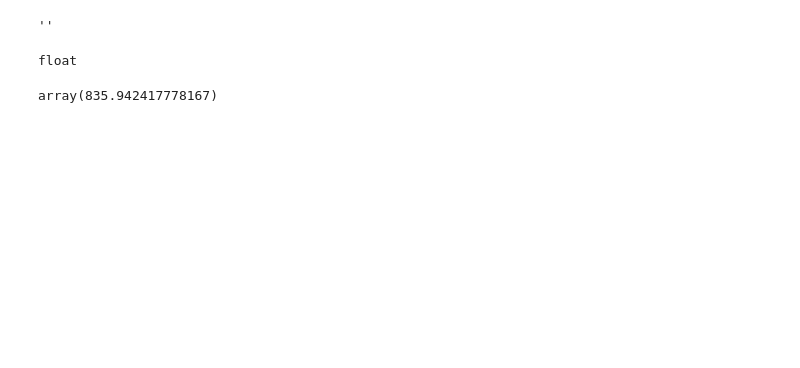
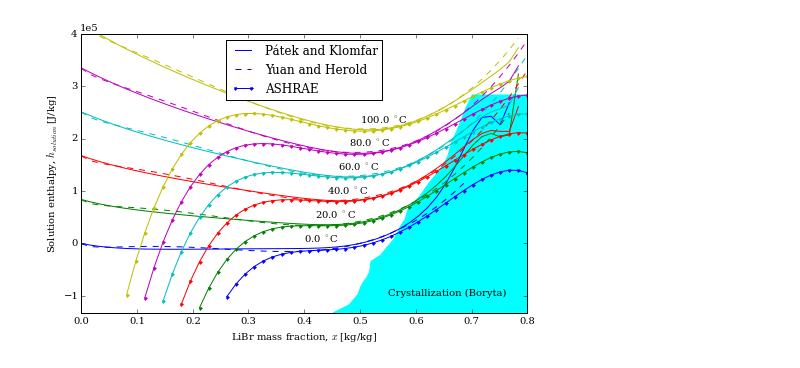
Before and after one commit to nfette/openACHP, a Jupyter notebook: src/compare_libr_props.ipynb, the cells around one changed output. Cells and saved outputs as stored; diff of their text form; code cells hidden in the pictures; blank space fills up the shorter version.

```diff
--- a/src/compare_libr_props.ipynb
+++ b/src/compare_libr_props.ipynb
@@ -46,13 +68,0 @@ DATA
-# %%
-x = np.linspace(0,.74)
-T_ref = 293.15
-h_offset = libr_props.massSpecificEnthalpy(T_ref,x)
-for T in [273.15,293.15,313.15,333.5,353.15,373.15]:
-    h = libr_props.massSpecificEnthalpy(T,x)
-    h2 = Hsat2(T,x)+h_offset
-    h3 = hfun2(T,x)
-    plt.plot(x,h,label="{} K".format(T))
-    plt.plot(x,h2,'--')
-    plt.plot(x,h3,'.-')
-plt.ylim([-2e5,4e5])
-plt.legend(loc='best')
@@ -100,18 +69,47 @@ s0,outarglist=h_libr.call("",inarglist)
-# %%
-s0
-# %% [output]
-''
-# %%
-type(outarglist)
-# %% [output]
-float
-# %%
-def hfun(T,x):
-    inarglist=[T,x,2]
-    s0,outarglist=h_libr.call("",inarglist)
-    return outarglist
-hfun2=np.vectorize(hfun)
-# %%
-hfun2(T,50)
-# %% [output]
-array(835.942417778167)
+# %%
+x = np.linspace(0,.8)
+T_ref = 293.15
+h_offset = libr_props.massSpecificEnthalpy(T_ref,x)
+#fig = plt.figure(figsize=(16,8))
+fig = plt.figure(figsize=(8,5),dpi=600)
+plt.xlabel("LiBr mass fraction, $x$ [kg/kg]")
+plt.ylabel("Solution enthalpy, $h_{{solution}}$ [J/kg]")
+fig.gca().ticklabel_format(axis='y', style = 'sci', scilimits=(-2,2), useOffset=False)
+def _crop(h):
+    if h < -1.3e5 or h > 4e5:
+        return np.nan
+    return h
+crop = np.vectorize(_crop)
+TT = [273.15,293.15,313.15,333.15,353.15,373.15]
+cc = 'b g r c m y'.split()
+for T,c in zip(TT,cc):
+    h0 = libr_props.massSpecificEnthalpy(T,x)
+    #h1 = Hsat2(T,x)+h_offset
+    h2 = hfun2(T,x)
+    h4 = hfun4(T,x)
+    plt.plot(x,crop(h0),color=c,label="Pátek and Klomfar" if T == 273.15 else None)
+    #plt.plot(x,h1,'--',label="CoolProp")
+    plt.plot(x,crop(h4),'--',color=c,label="Yuan and Herold" if T == 273.15 else None)
+    plt.plot(x,crop(h2),'.-',color=c,label="ASHRAE" if T == 273.15 else None)
+    xtext = 0.4 + (T-273.15) * 0.001
+    htext = libr_props.massSpecificEnthalpy(T+5,xtext)
+    plt.annotate('{} $^\circ$C'.format(T-273.15),[xtext,htext])
+bottom = 0.8 + 0*libr_props.crystallization_data_T
+h_crystal = hfun2(libr_props.crystallization_data_T+273.15,
+                libr_props.crystallization_data_x)
+plt.fill_betweenx(h_crystal,
+                   libr_props.crystallization_data_x,
+                   bottom,
+                   edgecolor='aqua',
+                   facecolor='aqua',
+                   label="Boryta")
+plt.annotate('Crystallization (Boryta)',[0.55,-1e5])
+
+
+plt.ylim([h_crystal.min(),4e5])
+plt.xlim([0,0.8])
+plt.legend(loc='upper center')
+# For word, export svg and convert with inkscape
+plt.savefig('../img/compare_libr_props.fig1.svg')
+# %% [output]
+[figure, added]
```
Also changed, not shown: parts of 15 cells of this notebook, 22 other files.
